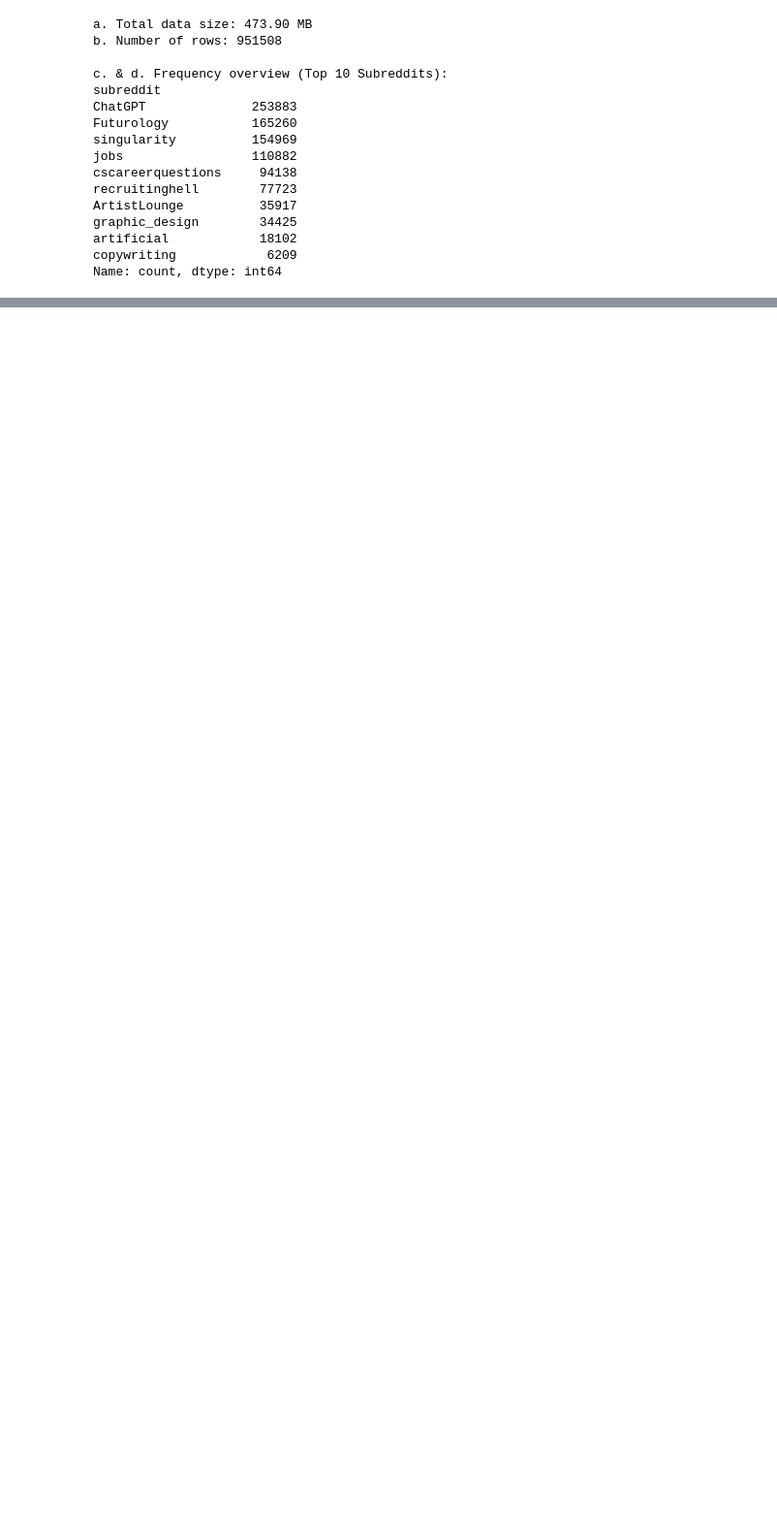
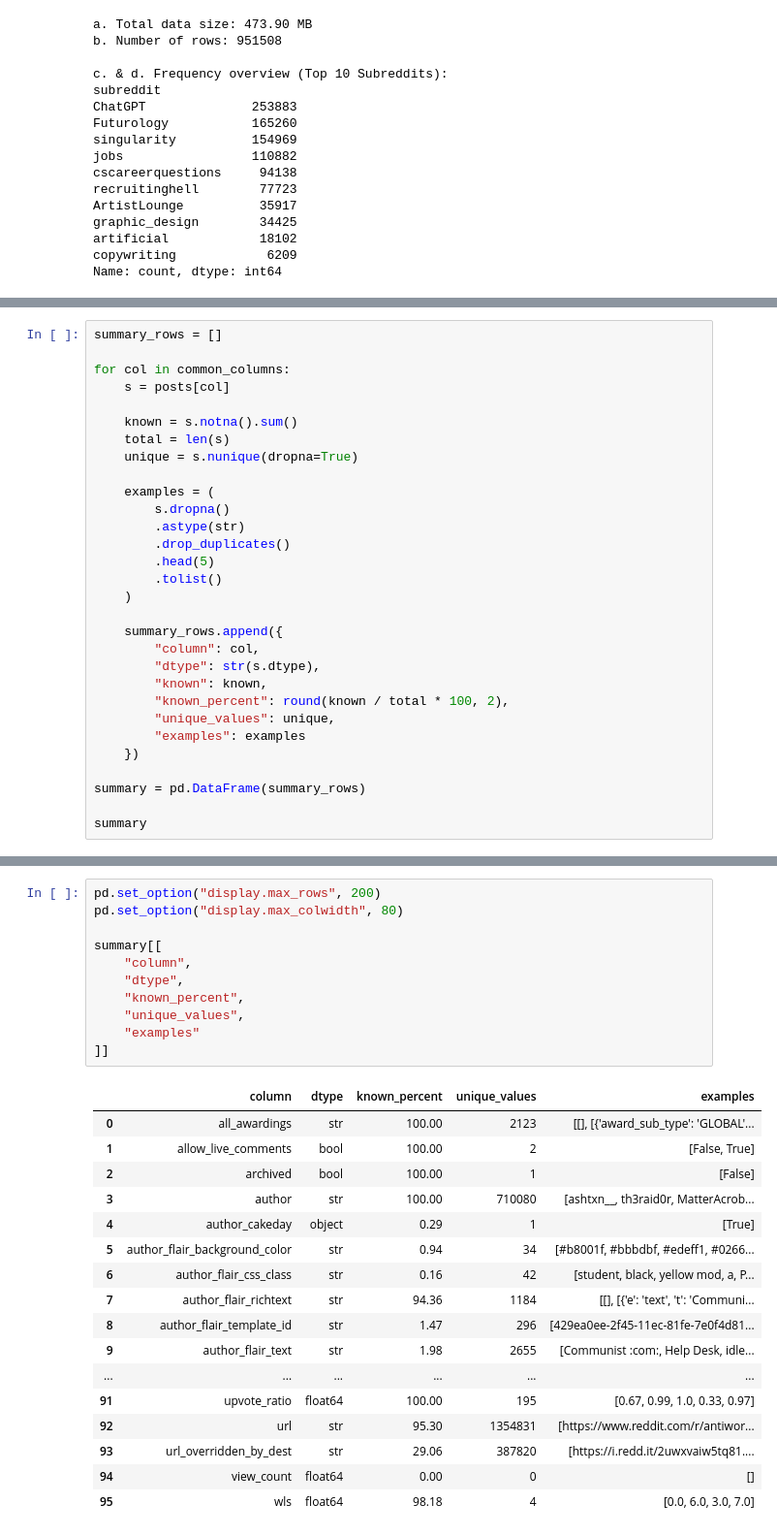
Before and after one commit to IlliaMartyniuk/reddit-dump-extractor, a Jupyter notebook: dataset_exploration.ipynb, the cells around one changed output, grey strips where cells are left out. Shown at 97% size. Drawn from its saved outputs; the diff is of its cells as text; blank space fills up the shorter version.

```diff
--- a/dataset_exploration.ipynb
+++ b/dataset_exploration.ipynb
@@ -44,0 +486,30 @@ Name: count, dtype: int64
+# %%
+summary_rows = []
+
+for col in common_columns:
+    s = posts[col]
+
+    known = s.notna().sum()
+    total = len(s)
+    unique = s.nunique(dropna=True)
+
+    examples = (
+        s.dropna()
+        .astype(str)
+        .drop_duplicates()
+        .head(5)
+        .tolist()
+    )
+
+    summary_rows.append({
+        "column": col,
+        "dtype": str(s.dtype),
+        "known": known,
+        "known_percent": round(known / total * 100, 2),
+        "unique_values": unique,
+        "examples": examples
+    })
+
+summary = pd.DataFrame(summary_rows)
+
+summary
@@ -44,0 +530,29 @@ Name: count, dtype: int64
+# %%
+pd.set_option("display.max_rows", 200)
+pd.set_option("display.max_colwidth", 80)
+
+summary[[
+    "column",
+    "dtype",
+    "known_percent",
+    "unique_values",
+    "examples"
+]]
+# %% [output]
+|  | column | dtype | known_percent | unique_values | examples |
+| 0 | all_awardings | str | 100.00 | 2123 | [[], [{'award_sub_type': 'GLOBAL'... |
+| 1 | allow_live_comments | bool | 100.00 | 2 | [False, True] |
+| 2 | archived | bool | 100.00 | 1 | [False] |
+| 3 | author | str | 100.00 | 710080 | [ashtxn__, th3raid0r, MatterAcrob... |
+| 4 | author_cakeday | object | 0.29 | 1 | [True] |
+| 5 | author_flair_background_color | str | 0.94 | 34 | [#b8001f, #bbbdbf, #edeff1, #0266... |
+| 6 | author_flair_css_class | str | 0.16 | 42 | [student, black, yellow mod, a, P... |
+| 7 | author_flair_richtext | str | 94.36 | 1184 | [[], [{'e': 'text', 't': 'Communi... |
+| 8 | author_flair_template_id | str | 1.47 | 296 | [429ea0ee-2f45-11ec-81fe-7e0f4d81... |
+| 9 | author_flair_text | str | 1.98 | 2655 | [Communist :com:, Help Desk, idle... |
+| ... | ... | ... | ... | ... | ... |
+| 91 | upvote_ratio | float64 | 100.00 | 195 | [0.67, 0.99, 1.0, 0.33, 0.97] |
+| 92 | url | str | 95.30 | 1354831 | [https://www.reddit.com/r/antiwor... |
+| 93 | url_overridden_by_dest | str | 29.06 | 387820 | [https://i.redd.it/2uwxvaiw5tq81.... |
+| 94 | view_count | float64 | 0.00 | 0 | [] |
+| 95 | wls | float64 | 98.18 | 4 | [0.0, 6.0, 3.0, 7.0] |
```
Also changed, not shown: parts of 17 cells of this notebook, 5 other files.
